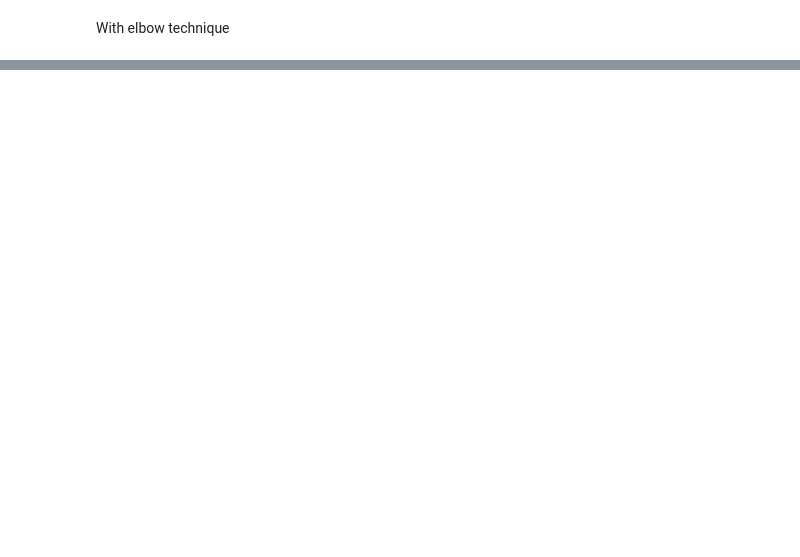
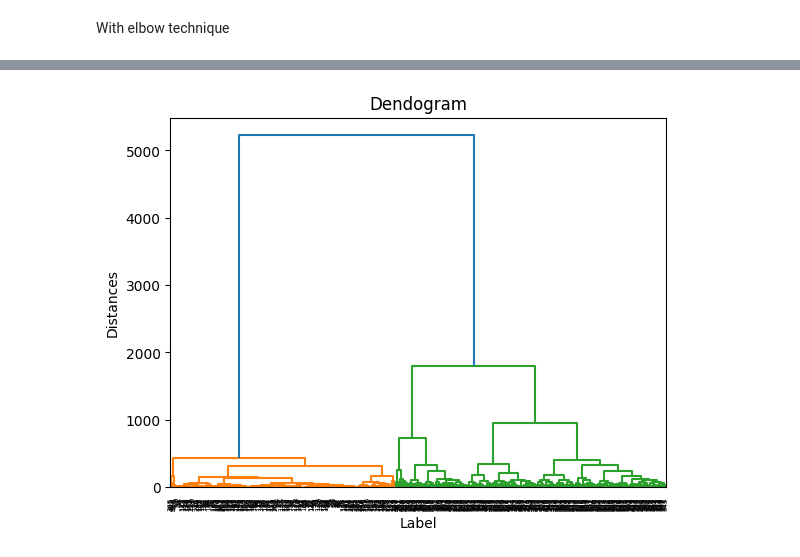
Before and after one commit to crisywini/analytical-thinking-reports, a Jupyter notebook: notebooks/pec-03-01-clustering-css.ipynb, the cells around one changed output, grey strips where cells are left out. Drawn from its saved outputs; the diff is of its cells as text; code cells hidden in the pictures; blank space fills up the shorter version.

Commit message:
Added the visualization and agglomerative clustering

```diff
--- a/notebooks/pec-03-01-clustering-css.ipynb
+++ b/notebooks/pec-03-01-clustering-css.ipynb
@@ -71 +71,7 @@ visualizer.show()        # Finalize and render the figure
 <AxesSubplot:title={'center':'Distortion Score Elbow for KMeans Clustering'}, xlabel='k', ylabel='distortion score'>
+# %%
+from yellowbrick.cluster import SilhouetteVisualizer
+visualizer = SilhouetteVisualizer(model, colors='yellowbrick')
+
+visualizer.fit(X)
+visualizer.show()
@@ -71,0 +85,10 @@ visualizer.show()        # Finalize and render the figure
+# %%
+import scipy.cluster.hierarchy as sch
+dendrogram = sch.dendrogram(sch.linkage(X, method = 'ward'))
+
+plt.title('Dendogram')
+plt.xlabel('Label')
+plt.ylabel('Distances')
+plt.show()
+# %% [output]
+[figure, added]
```
Also changed, not shown: parts of 11 cells of this notebook.
